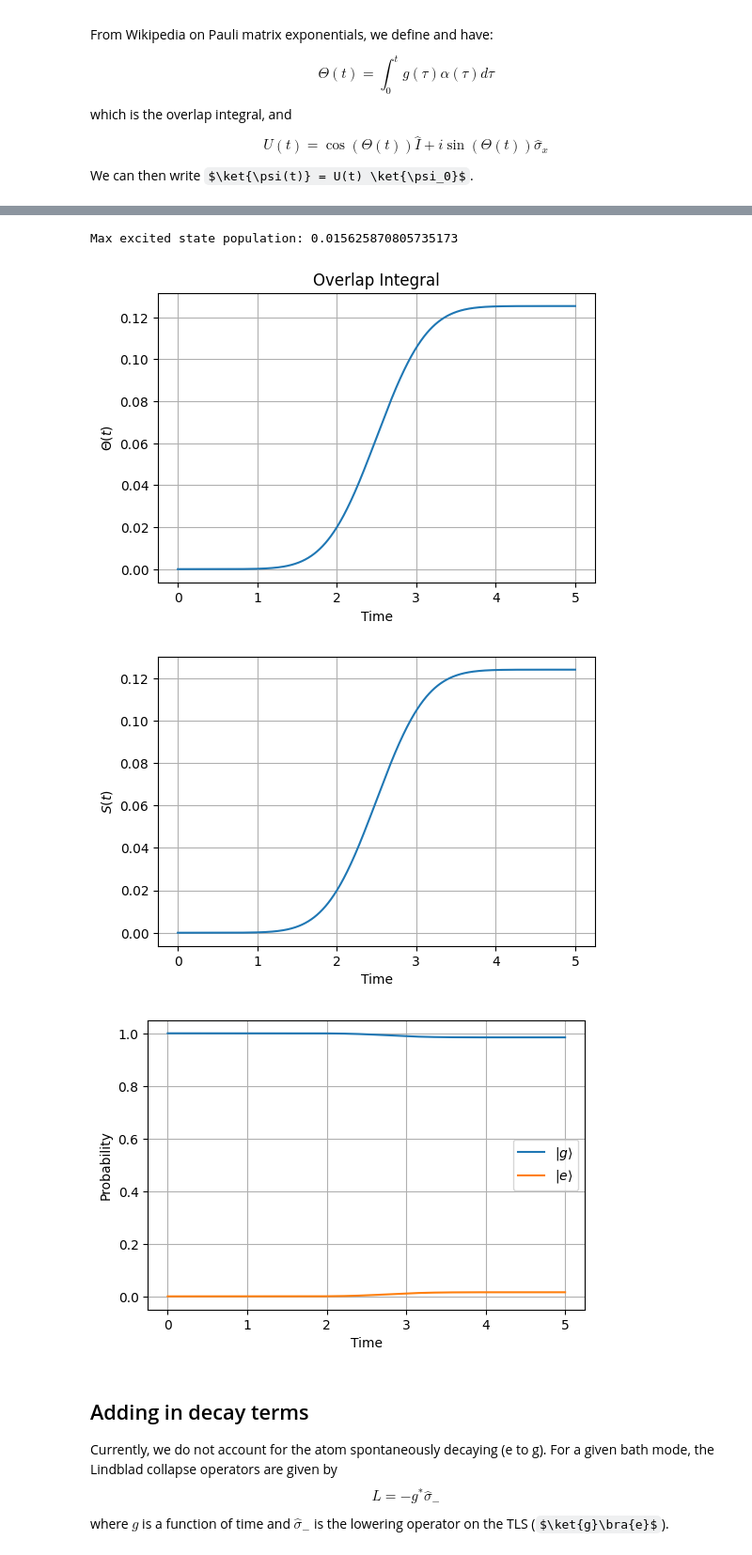
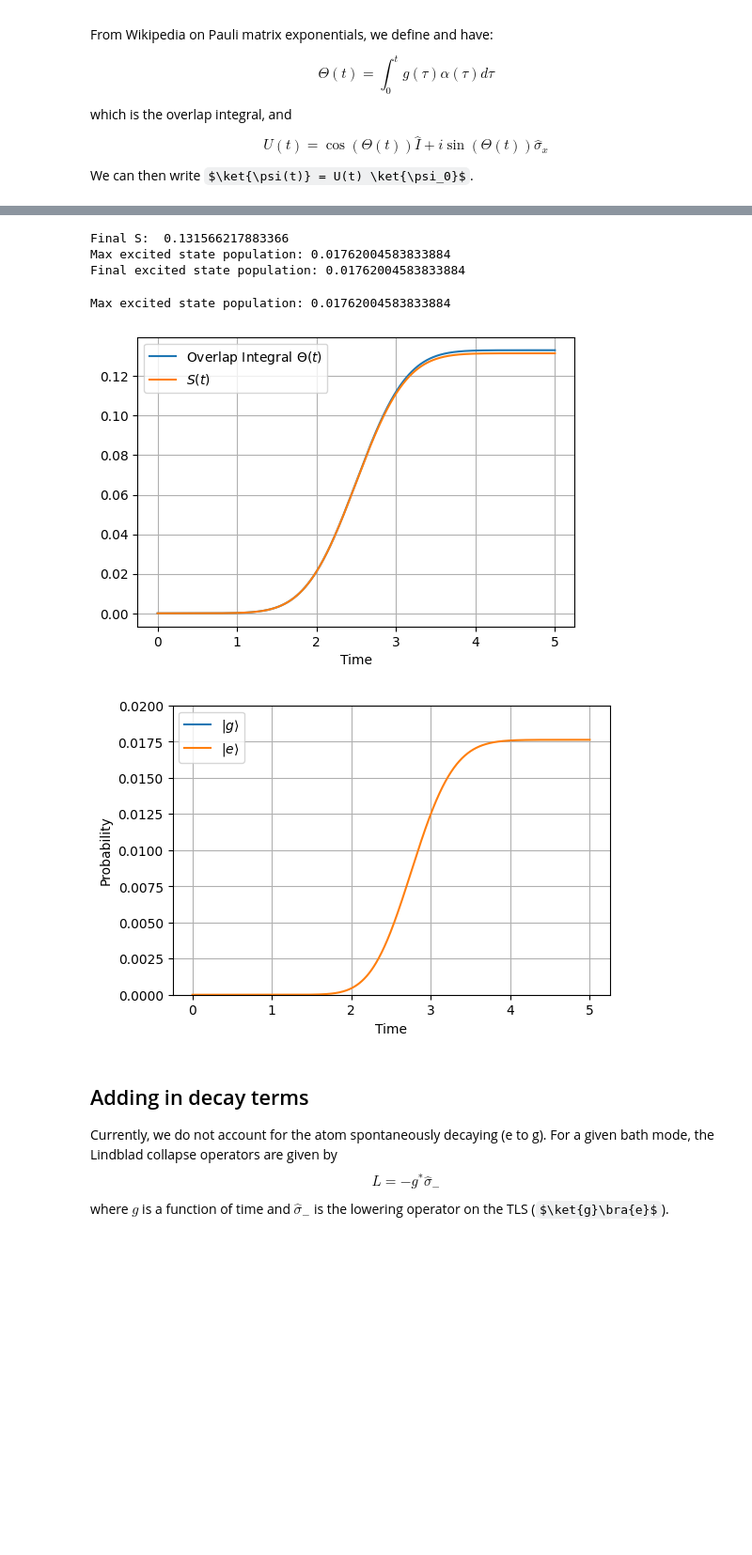
Before and after one commit to brianac687/rbq, a Jupyter notebook: two_level_absorption.ipynb, the cells around one changed output, grey strips where cells are left out. Shown at 94% size. Drawn from its saved outputs; the diff is of its cells as text; code cells hidden in the pictures; some formulas as TeX source; blank space fills up the shorter version.

```diff
--- a/two_level_absorption.ipynb
+++ b/two_level_absorption.ipynb
@@ -78,21 +132,17 @@ The spin value is defined as: $ S(t) = \langle \hat{\sigma}_- \rangle $ where $
 # %%
-# DISSIPATION OPERATORES (collapse operators)
-c_op_list = []
-
-### SIMULATE: starting from the ground state, solve Schrodinger equation (no dissipation)
-psi0 = basis(2, 0) # |g> in the sigma z basis = [1, 0]'
-result = mesolve(H, psi0, time, c_op_list)
-
 prob_ground = [] # probability of finding state in |g>
 prob_excited = [] # probability of finding state in |e>
 S_expect = [] # expectation value of lowering operator
 
 for i in range(0, len(result.states)):
-    p_g, p_e = result.states[i][0][0], result.states[i][1][0]
+    p_g, p_e = result.states[i][1][0], result.states[i][0][0]
     S = expect(sigmam(), result.states[i])
-    if S != -p_e*p_g.conjugate():
-        print("Mismatch: ", S, p_e*p_g.conjugate())
+    if S != p_g.conjugate()*p_e: print("Mismatch: ", S, p_e*p_g.conjugate())
     S_expect = np.append(S_expect, S)
 
-    prob_ground = np.append(prob_ground, p_g**2)
-    prob_excited = np.append(prob_excited, p_e**2)
+    prob_ground = np.append(prob_ground, abs(p_g)**2)
+    prob_excited = np.append(prob_excited, abs(p_e)**2)
+
+print('Final S: ', abs(S_expect[-1]))
+print("Max excited state population:", max(prob_excited))
+print("Final excited state population:", prob_excited[-1])
@@ -148,7 +211,7 @@ $$ \int_0^t g(\tau)\alpha(\tau) d \tau=1 \rightarrow U(t)=i\hat{\sigma}_x $$
 Theta = np.array([])
 prob_ground = []
 prob_excited = []
-psi_current = np.array([1, 0])  # initial state |g>
+psi_current = np.array([0, 1])  # initial state |g>
 S = []
 
 for i in range(0, len(time)):
@@ -163,32 +226,37 @@ for i in range(0, len(time)):
     #U_matrix = np.eye(2) # Expected result of Case 1
     #U_matrix = 1j*np.array([[0, 1], [1, 0]]) # Expected result of Case 2
 
-    p_e, p_g = (U_matrix @ psi_current)[1], (U_matrix @ psi_current)[0]
-    S = np.append(S, p_e*p_g.conjugate())
+    p_e, p_g = (U_matrix @ psi_current)[0], (U_matrix @ psi_current)[1]
+    S = np.append(S, p_g.conjugate()*p_e)
 
-    prob_ground = np.append(prob_ground, (np.linalg.norm((U_matrix @ psi_current)[0]))**2)
-    prob_excited = np.append(prob_excited, (np.linalg.norm((U_matrix @ psi_current)[1]))**2)
+    prob_ground = np.append(prob_ground, (np.linalg.norm((U_matrix @ psi_current)[1]))**2)
+    prob_excited = np.append(prob_excited, (np.linalg.norm((U_matrix @ psi_current)[0]))**2)
+
+print('Final S: ', abs(S_expect[-1]))
+print("Max excited state population:", max(prob_excited))
+print("Final excited state population:", prob_excited[-1])
+# %% [output]
+Final S:  0.131566217883366
+Max excited state population: 0.01762004583833884
+Final excited state population: 0.01762004583833884
 # %%
 plt.figure(figsize=(6,4))
-plt.plot(time, (Theta), label=r'$\Theta(t)$'); plt.grid()
-plt.xlabel('Time'); plt.ylabel(r'$\Theta(t)$'); plt.title('Overlap Integral')
-
-plt.figure(figsize=(6,4))
+plt.plot(time, (Theta), label=r'Overlap Integral $\Theta(t)$')
 plt.plot(time, abs(S), label=r'$S(t)$')
-plt.xlabel('Time'); plt.ylabel(r'$S(t)$'); plt.grid()
+plt.xlabel('Time'); plt.legend(); plt.grid()
 
 plt.figure(figsize=(6,4))
 plt.plot(time, prob_ground, label=r'$|g\rangle$')
 plt.plot(time, prob_excited, label=r'$|e\rangle$')
 plt.xlabel('Time'); plt.ylabel('Probability'); plt.grid()
+plt.ylim([0, 0.02])
 
 plt.legend()
 print("Max excited state population:", max(prob_excited))
 # %% [output]
-Max excited state population: 0.015625870805735173
+Max excited state population: 0.01762004583833884
-[figure, old version]
+[figure, new version]
-[figure, old version]
+[figure, new version]
-[figure, removed]
 # %% [markdown]
 ## Adding in decay terms
 
```
Also changed, not shown: parts of 30 cells of this notebook, 1 other file.
